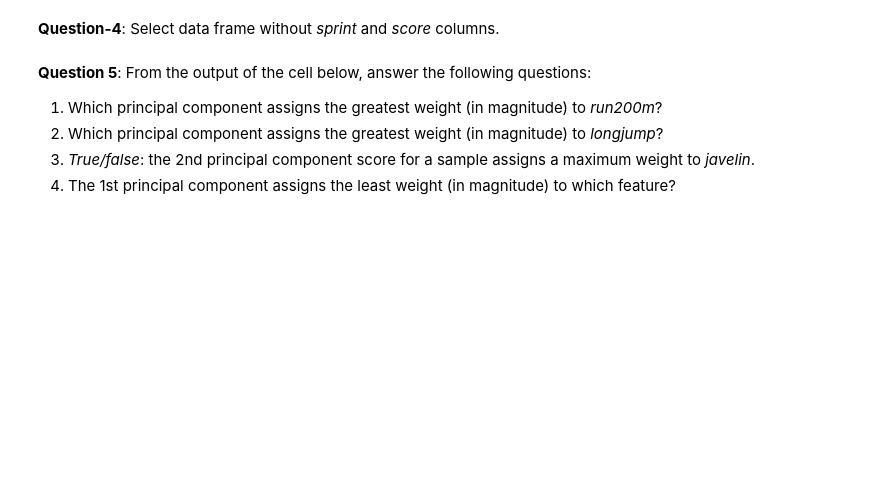
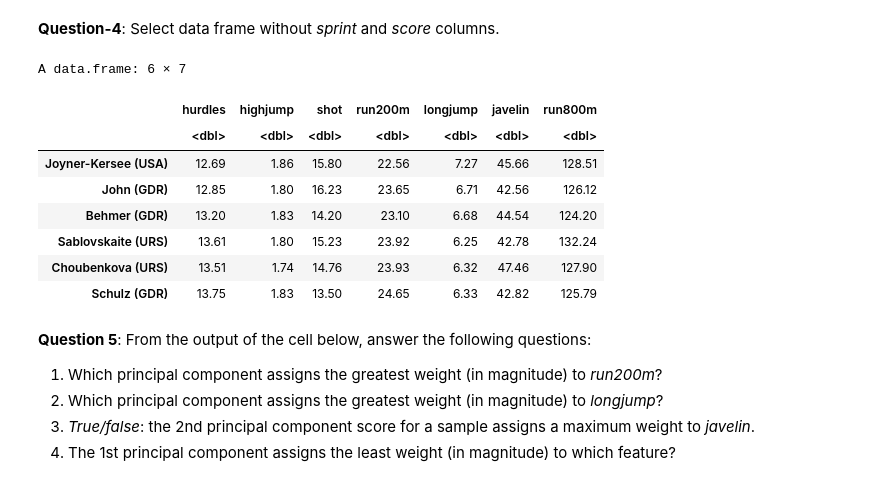
Before and after one commit to prathikshetty9b/Applied-Probability-and-Statistics, a Jupyter notebook: Codes/Lab-Internal/AML5201_LabInternalExam_R.ipynb, the cells around one changed output. Saved outputs shown, nothing was run; the diff lists cells and outputs as text; code cells hidden in the pictures; blank space fills up the shorter version.

```diff
--- a/Codes/Lab-Internal/AML5201_LabInternalExam_R.ipynb
+++ b/Codes/Lab-Internal/AML5201_LabInternalExam_R.ipynb
@@ -53,7 +109,18 @@ cor(heptathlon$?, ?$longjump, method = 'pearson')
 # %% [markdown]
 **Question-4**: Select data frame without *sprint* and *score* columns.
 # %%
-hData = heptathlon %>% ?(-c(?))
+hData = heptathlon %>% select(-c(sprint,score))
+head(hData)
+# %% [output]
+A data.frame: 6 × 7
+|  | hurdles | highjump | shot | run200m | longjump | javelin | run800m |
+|  | <dbl> | <dbl> | <dbl> | <dbl> | <dbl> | <dbl> | <dbl> |
+| Joyner-Kersee (USA) | 12.69 | 1.86 | 15.80 | 22.56 | 7.27 | 45.66 | 128.51 |
+| John (GDR) | 12.85 | 1.80 | 16.23 | 23.65 | 6.71 | 42.56 | 126.12 |
+| Behmer (GDR) | 13.20 | 1.83 | 14.20 | 23.10 | 6.68 | 44.54 | 124.20 |
+| Sablovskaite (URS) | 13.61 | 1.80 | 15.23 | 23.92 | 6.25 | 42.78 | 132.24 |
+| Choubenkova (URS) | 13.51 | 1.74 | 14.76 | 23.93 | 6.32 | 47.46 | 127.90 |
+| Schulz (GDR) | 13.75 | 1.83 | 13.50 | 24.65 | 6.33 | 42.82 | 125.79 |
 # %% [markdown]
 **Question 5**: From the output of the cell below, answer the following questions:
 
```
Also changed, not shown: parts of 11 cells of this notebook.
